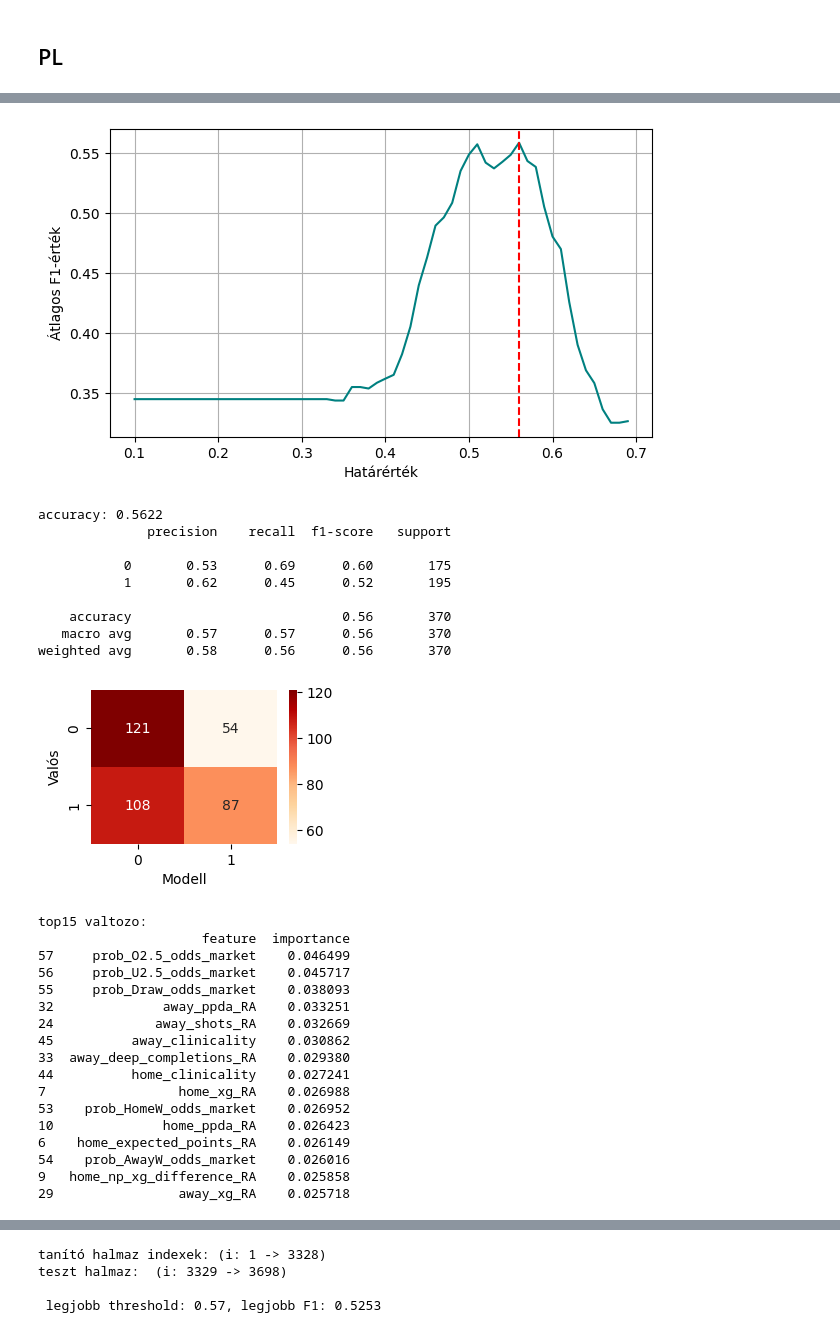
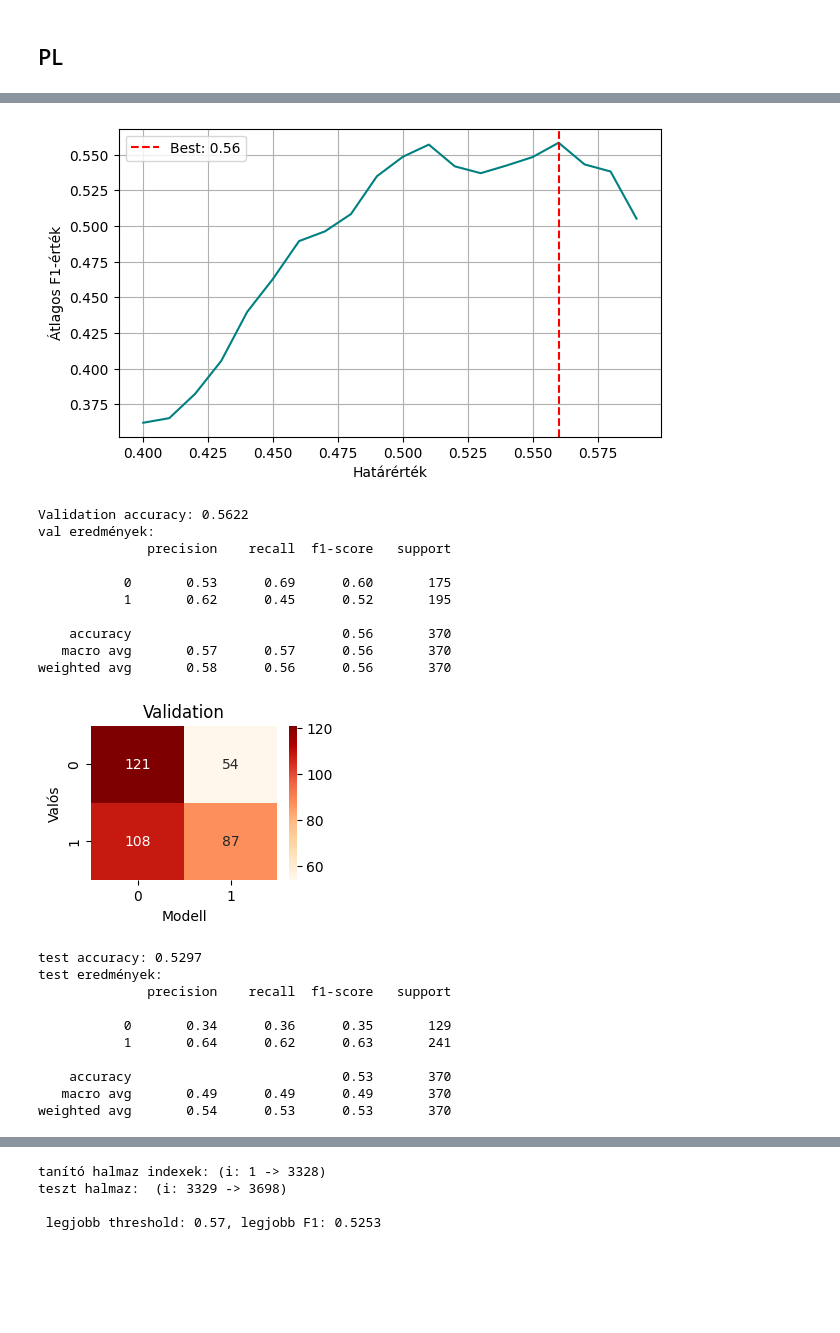
Before and after one commit to can-I-pet-that-DAWG/Szakdolgozat-2025-1, a Jupyter notebook: 03_RF_FTR_UO.ipynb, the cells around one changed output, grey strips where cells are left out. Drawn from its saved outputs; the diff is of its cells as text; code cells hidden in the pictures; blank space fills up the shorter version.

```diff
--- a/03_RF_FTR_UO.ipynb
+++ b/03_RF_FTR_UO.ipynb
@@ -1675,7 +1884,7 @@ drop = ['target_home_win', 'target_away_win', 'target_draw',
 #        'prob_HomeW_odds_market','prob_AwayW_odds_market','prob_Draw_odds_market','prob_U2.5_odds_market','prob_O2.5_odds_market']
 
 
-premier_league_tuning_underover, premier_league_params_underover, premier_league_topfeatures_underover = random_forest_tuning_underover(
+premier_league_tuning_underover, premier_league_test_underover, premier_league_topfeatures_underover, pl_rf_uo = random_forest_tuning_underover(
     premier_league,
     target_col,
     drop)
@@ -1688,32 +1899,26 @@ validációs halmaz:  (i: 2959 -> 3328)
 
 legjobb modell hiperparameterei: OrderedDict({'class_weight': None, 'criterion': 'entropy', 'max_depth': 10, 'max_features': 'log2', 'min_samples_leaf': 16, 'min_samples_split': 20, 'n_estimators': 10 ...
 
  legjobb threshold: 0.56, legjobb F1: 0.5584
-[figure, old version]
+[figure, new version]
-accuracy: 0.5622
+Validation accuracy: 0.5622
+val eredmények:
               precision    recall  f1-score   support
 
            0       0.53      0.69      0.60       175
            1       0.62      0.45      0.52       195
 
     accuracy                           0.56       370
    macro avg       0.57      0.57      0.56       370
 weighted avg       0.58      0.56      0.56       370
-[figure, old version]
+[figure, new version]
-top15 valtozo:
-                     feature  importance
-57     prob_O2.5_odds_market    0.046499
-56     prob_U2.5_odds_market    0.045717
-55     prob_Draw_odds_market    0.038093
-32              away_ppda_RA    0.033251
-24             away_shots_RA    0.032669
-45          away_clinicality    0.030862
-33  away_deep_completions_RA    0.029380
-44          home_clinicality    0.027241
-7                 home_xg_RA    0.026988
-53    prob_HomeW_odds_market    0.026952
-10              home_ppda_RA    0.026423
-6    home_expected_points_RA    0.026149
-54    prob_AwayW_odds_market    0.026016
-9   home_np_xg_difference_RA    0.025858
-29                away_xg_RA    0.025718
+test accuracy: 0.5297
+test eredmények:
+              precision    recall  f1-score   support
+
+           0       0.34      0.36      0.35       129
+           1       0.64      0.62      0.63       241
+
+    accuracy                           0.53       370
+   macro avg       0.49      0.49      0.49       370
+weighted avg       0.54      0.53      0.53       370
```
Also changed, not shown: parts of 70 cells of this notebook, 2 other files.
